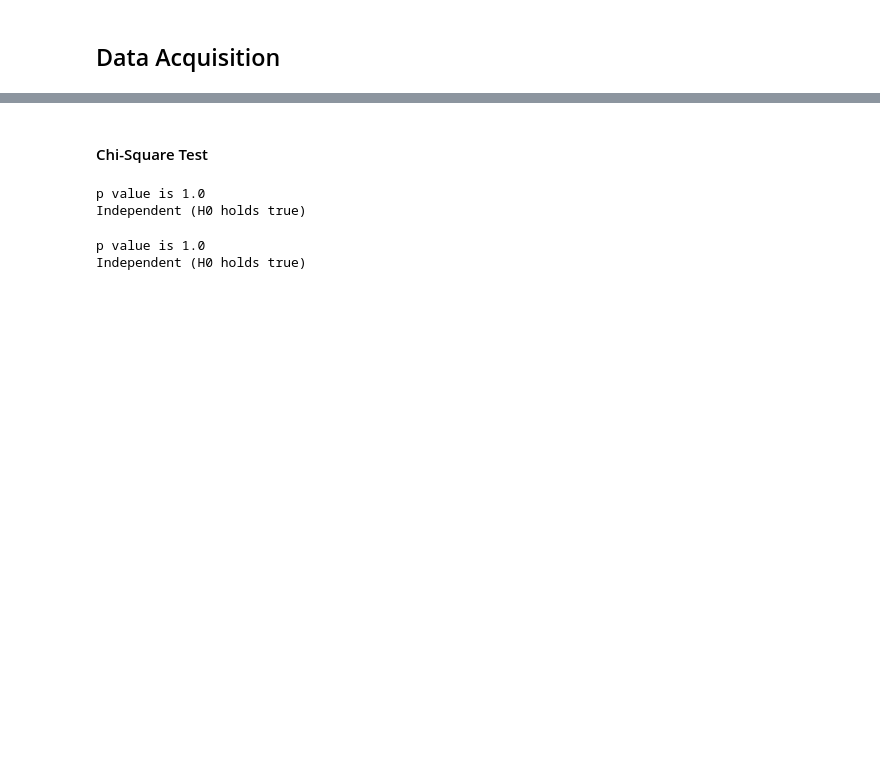
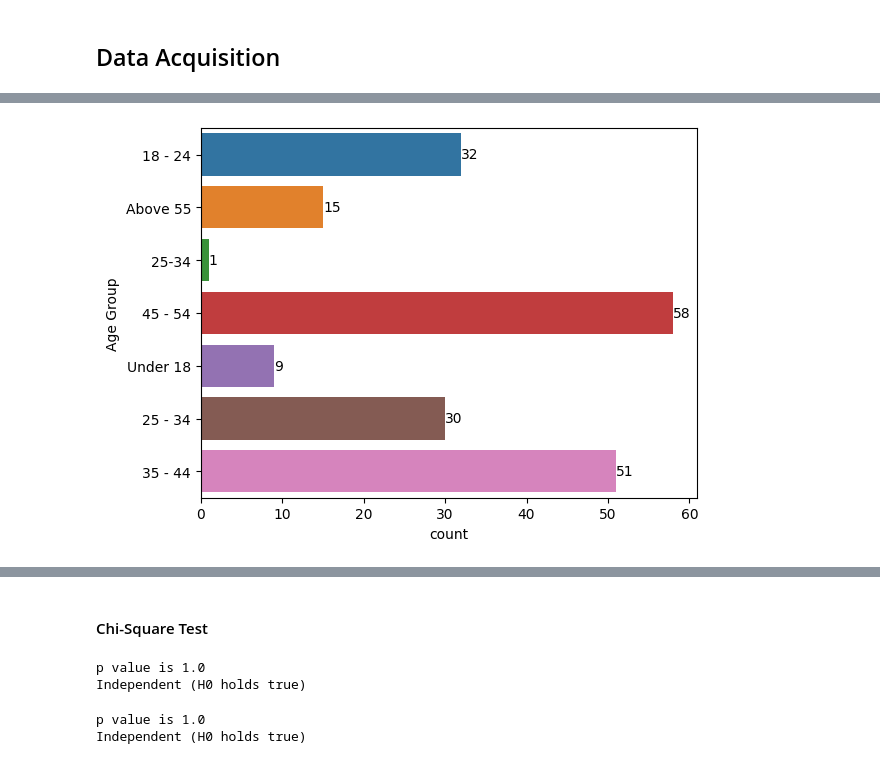
Before and after one commit to NehaKoppikar/OnlineShopping_ResearchPaper, a Jupyter notebook: Analysis_OnlineShopping_ResearchPaper.ipynb, the cells around one changed output, grey strips where cells are left out. Cells and saved outputs as stored; diff of their text form; code cells hidden in the pictures; blank space fills up the shorter version.

```diff
--- a/Analysis_OnlineShopping_ResearchPaper.ipynb
+++ b/Analysis_OnlineShopping_ResearchPaper.ipynb
@@ -73,0 +108,7 @@ memory usage: 21.6+ KB
+# %%
+ax = sns.countplot(post_covid_data, y="Age Group")
+for label in ax.containers:
+    ax.bar_label(label)
+plt.show()
+# %% [output]
+[figure, added]
```
Also changed, not shown: parts of 20 cells of this notebook.
